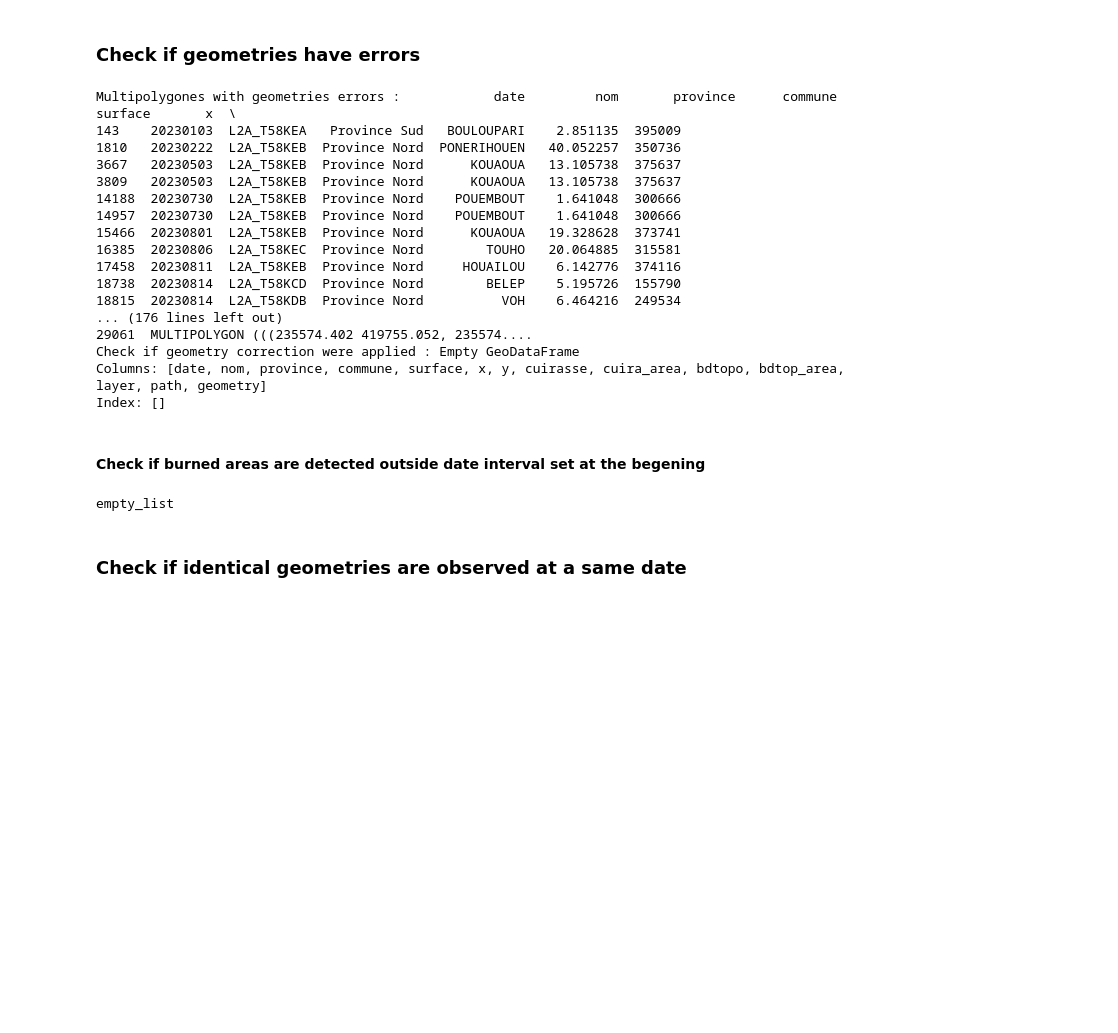
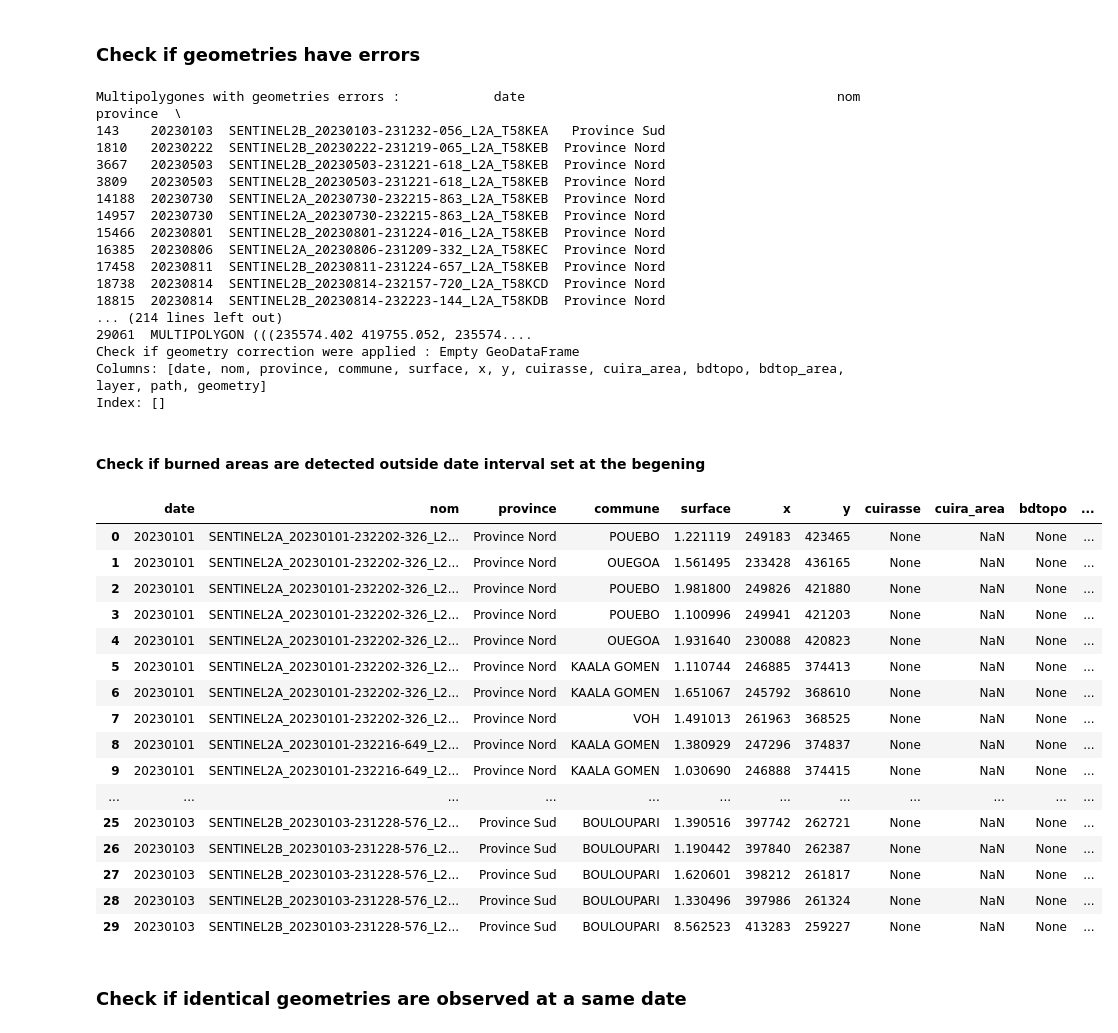
Before and after one commit to yougis/incendies_CQ_sentinel_surfaces_brulees, a Jupyter notebook: Controle/02_Controle_Data_Brute.ipynb, the cells around one changed output. Saved outputs shown, nothing was run; the diff lists cells and outputs as text; code cells hidden in the pictures; blank space fills up the shorter version.

```diff
--- a/Controle/02_Controle_Data_Brute.ipynb
+++ b/Controle/02_Controle_Data_Brute.ipynb
@@ -174,6 +174,7 @@ logging.info('------------------------------------------------')
 
 is_valid = surfdetect_control.geometry.is_valid
 invalid_geometries = surfdetect_control[~is_valid]
+len_invalid_geometries=len(invalid_geometries)
 
 print("Multipolygones with geometries errors :",invalid_geometries)
 logging.error('%s !! WARNING !! burned areas geometries have errors - check ogc_fid number above or in code !! :', invalid_geometries.index)
@@ -185,20 +186,22 @@ is_valid_after_correction = surfdetect_control.geometry.is_valid
 invalid_geometries_after_correction = surfdetect_control[~is_valid_after_correction]
 print("Check if geometry correction were applied :", invalid_geometries_after_correction)
 logging.error('%s !! WARNING !! a geometry correction were applied - if empty continue process : ',invalid_geometries_after_correction)
+
+table_control_number.append(len_invalid_geometries)
 # %% [output]
-Multipolygones with geometries errors :            date         nom       province      commune     surface       x  \
-143    20230103  L2A_T58KEA   Province Sud   BOULOUPARI    2.851135  395009
-1810   20230222  L2A_T58KEB  Province Nord  PONERIHOUEN   40.052257  350736
-3667   20230503  L2A_T58KEB  Province Nord      KOUAOUA   13.105738  375637
-3809   20230503  L2A_T58KEB  Province Nord      KOUAOUA   13.105738  375637
-14188  20230730  L2A_T58KEB  Province Nord    POUEMBOUT    1.641048  300666
-14957  20230730  L2A_T58KEB  Province Nord    POUEMBOUT    1.641048  300666
-15466  20230801  L2A_T58KEB  Province Nord      KOUAOUA   19.328628  373741
-16385  20230806  L2A_T58KEC  Province Nord        TOUHO   20.064885  315581
-17458  20230811  L2A_T58KEB  Province Nord     HOUAILOU    6.142776  374116
-18738  20230814  L2A_T58KCD  Province Nord        BELEP    5.195726  155790
-18815  20230814  L2A_T58KDB  Province Nord          VOH    6.464216  249534
-... (176 lines left out)
+Multipolygones with geometries errors :            date                                        nom       province  \
+143    20230103  SENTINEL2B_20230103-231232-056_L2A_T58KEA   Province Sud
+1810   20230222  SENTINEL2B_20230222-231219-065_L2A_T58KEB  Province Nord
+3667   20230503  SENTINEL2B_20230503-231221-618_L2A_T58KEB  Province Nord
+3809   20230503  SENTINEL2B_20230503-231221-618_L2A_T58KEB  Province Nord
+14188  20230730  SENTINEL2A_20230730-232215-863_L2A_T58KEB  Province Nord
+14957  20230730  SENTINEL2A_20230730-232215-863_L2A_T58KEB  Province Nord
+15466  20230801  SENTINEL2B_20230801-231224-016_L2A_T58KEB  Province Nord
+16385  20230806  SENTINEL2A_20230806-231209-332_L2A_T58KEC  Province Nord
+17458  20230811  SENTINEL2B_20230811-231224-657_L2A_T58KEB  Province Nord
+18738  20230814  SENTINEL2B_20230814-232157-720_L2A_T58KCD  Province Nord
+18815  20230814  SENTINEL2B_20230814-232223-144_L2A_T58KDB  Province Nord
+... (214 lines left out)
 29061  MULTIPOLYGON (((235574.402 419755.052, 235574....
 Check if geometry correction were applied : Empty GeoDataFrame
 Columns: [date, nom, province, commune, surface, x, y, cuirasse, cuira_area, bdtopo, bdtop_area, layer, path, geometry]
@@ -225,15 +228,37 @@ for i in range(len(surfdetect_control)):
 if not error_date:
     print('empty_list')
     logging.info('Burned areas are included into date range - continue process')
+    len_outside_date=0
 else:
     error_date=pd.concat(error_date,axis=1, ignore_index=True).T
     print('list if not empty')
     logging.error('%s !! WARNING !! burned areas are found outside date range - check ogc_fid number above or in code !! :', error_date['ogc_fid'])
+    len_outside_date=len(error_date)
+
+table_control_number.append(len_outside_date)
-# %% [output]
-empty_list
 # %%
 ## create an id
 surfdetect_control['ID'] = range(1, len(surfdetect_control)+1,1)
+# %%
+surfdetect_control.head(10)
+# %% [output]
+|  | date | nom | province | commune | surface | x | y | cuirasse | cuira_area | bdtopo | ... |
+| 0 | 20230101 | SENTINEL2A_20230101-232202-326_L2... | Province Nord | POUEBO | 1.221119 | 249183 | 423465 | None | NaN | None | ... |
+| 1 | 20230101 | SENTINEL2A_20230101-232202-326_L2... | Province Nord | OUEGOA | 1.561495 | 233428 | 436165 | None | NaN | None | ... |
+| 2 | 20230101 | SENTINEL2A_20230101-232202-326_L2... | Province Nord | POUEBO | 1.981800 | 249826 | 421880 | None | NaN | None | ... |
+| 3 | 20230101 | SENTINEL2A_20230101-232202-326_L2... | Province Nord | POUEBO | 1.100996 | 249941 | 421203 | None | NaN | None | ... |
+| 4 | 20230101 | SENTINEL2A_20230101-232202-326_L2... | Province Nord | OUEGOA | 1.931640 | 230088 | 420823 | None | NaN | None | ... |
+| 5 | 20230101 | SENTINEL2A_20230101-232202-326_L2... | Province Nord | KAALA GOMEN | 1.110744 | 246885 | 374413 | None | NaN | None | ... |
+| 6 | 20230101 | SENTINEL2A_20230101-232202-326_L2... | Province Nord | KAALA GOMEN | 1.651067 | 245792 | 368610 | None | NaN | None | ... |
+| 7 | 20230101 | SENTINEL2A_20230101-232202-326_L2... | Province Nord | VOH | 1.491013 | 261963 | 368525 | None | NaN | None | ... |
+| 8 | 20230101 | SENTINEL2A_20230101-232216-649_L2... | Province Nord | KAALA GOMEN | 1.380929 | 247296 | 374837 | None | NaN | None | ... |
+| 9 | 20230101 | SENTINEL2A_20230101-232216-649_L2... | Province Nord | KAALA GOMEN | 1.030690 | 246888 | 374415 | None | NaN | None | ... |
+| ... | ... | ... | ... | ... | ... | ... | ... | ... | ... | ... | ... |
+| 25 | 20230103 | SENTINEL2B_20230103-231228-576_L2... | Province Sud | BOULOUPARI | 1.390516 | 397742 | 262721 | None | NaN | None | ... |
+| 26 | 20230103 | SENTINEL2B_20230103-231228-576_L2... | Province Sud | BOULOUPARI | 1.190442 | 397840 | 262387 | None | NaN | None | ... |
+| 27 | 20230103 | SENTINEL2B_20230103-231228-576_L2... | Province Sud | BOULOUPARI | 1.620601 | 398212 | 261817 | None | NaN | None | ... |
+| 28 | 20230103 | SENTINEL2B_20230103-231228-576_L2... | Province Sud | BOULOUPARI | 1.330496 | 397986 | 261324 | None | NaN | None | ... |
+| 29 | 20230103 | SENTINEL2B_20230103-231228-576_L2... | Province Sud | BOULOUPARI | 8.562523 | 413283 | 259227 | None | NaN | None | ... |
 # %% [markdown]
 ### Check if identical geometries are observed at a same date
 # %%
```
Also changed, not shown: parts of 14 cells of this notebook, 27 other files.
